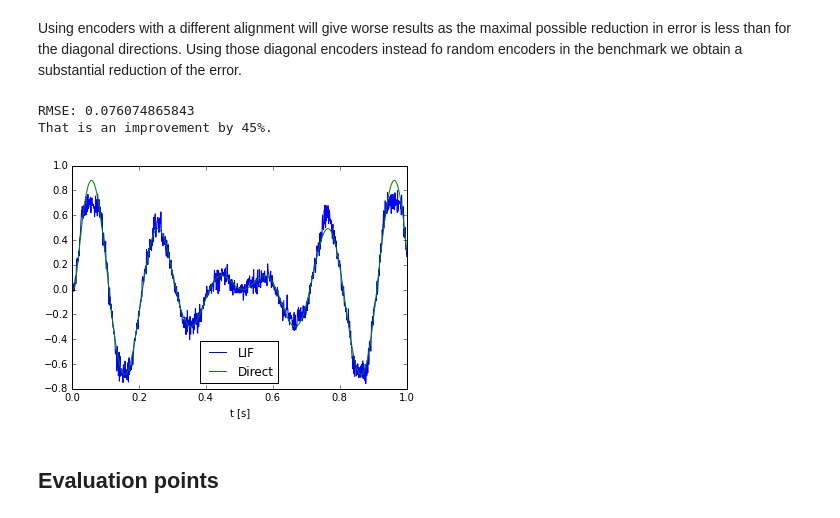
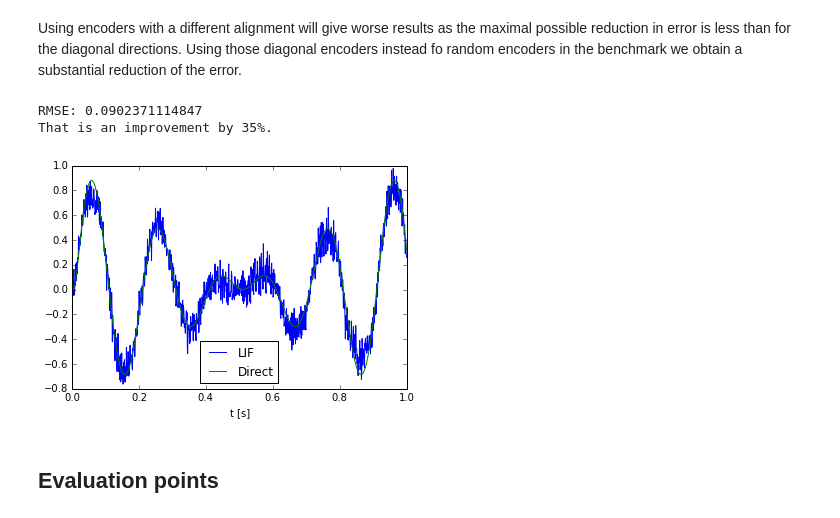
Before and after one commit to ctn-archive/technical-reports, a Jupyter notebook: Implementing-multiplications-in-the-NEF.ipynb, the cells around one changed output. Cells and saved outputs as stored; diff of their text form; code cells hidden in the pictures.

```diff
--- a/Implementing-multiplications-in-the-NEF.ipynb
+++ b/Implementing-multiplications-in-the-NEF.ipynb
@@ -54,6 +53,7 @@ class Benchmark(object):
             # are within the representational range of the ensemble. (Both multiplicands
             # could be 1, giving a distance of sqrt(1²+1²) to the origin.)
             ens_lif = nengo.Ensemble(n_neurons, dimensions=2, radius=np.sqrt(2.), **ens_conf)
+            self.e = ens_lif
             ens_direct = nengo.Ensemble(1, dimensions=2, neuron_type=nengo.Direct())
 
             stimulus = nengo.Node(output=stimulus_fn, size_out=2)
@@ -68,6 +68,7 @@ class Benchmark(object):
 
             self.probe_lif = nengo.Probe(result_lif)
             self.probe_direct = nengo.Probe(result_direct)
+            self.p = nengo.Probe(ens_lif)
 
         self.sim = nengo.Simulator(model)
         self.sim.run(1.)
@@ -160,12 +161,12 @@ for i in range(1, len(encoders) + 1):
 # %% [markdown]
 Using encoders with a different alignment will give worse results as the maximal possible reduction in error is less than for the diagonal directions. Using those diagonal encoders instead fo random encoders in the benchmark we obtain a substantial reduction of the error.
 # %%
-rmse_diag_encoders = repeated_benchmark(
-    encoders=nengo.dists.Choice([[1, 1], [1, -1], [-1, -1], [-1, 1]]))
+diag_encoders = nengo.dists.Choice(np.array([[1, 1], [1, -1], [-1, -1], [-1, 1]]) / np.sqrt(2.))
+rmse_diag_encoders = repeated_benchmark(encoders=diag_encoders)
 print "That is an improvement by {0:.0f}%.".format((1. - rmse_diag_encoders / rmse_naive) * 100.)
 # %% [output]
-RMSE: 0.076074865843
-That is an improvement by 45%.
+RMSE: 0.0902371114847
+That is an improvement by 35%.
-[figure, old version]
+[figure, new version]
 # %% [markdown]
 ## Evaluation points
```
Also changed, not shown: parts of 62 cells of this notebook.
